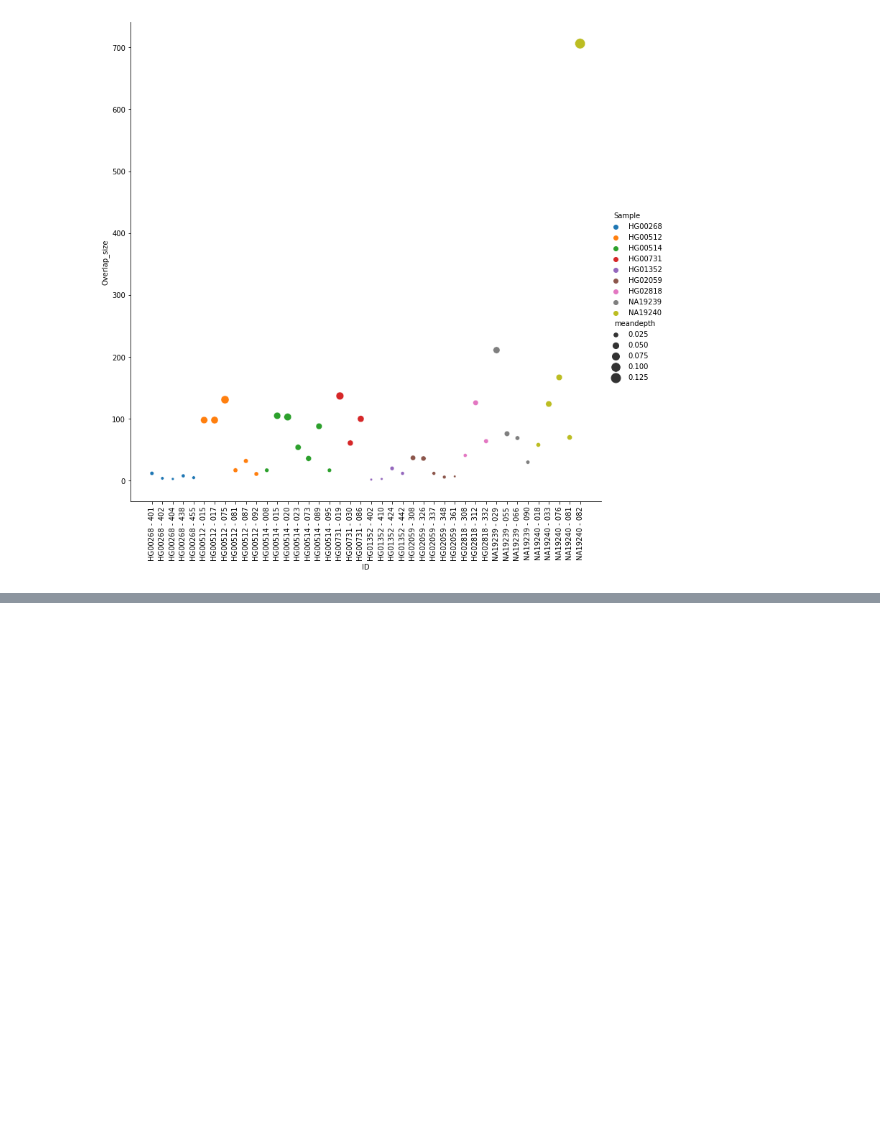
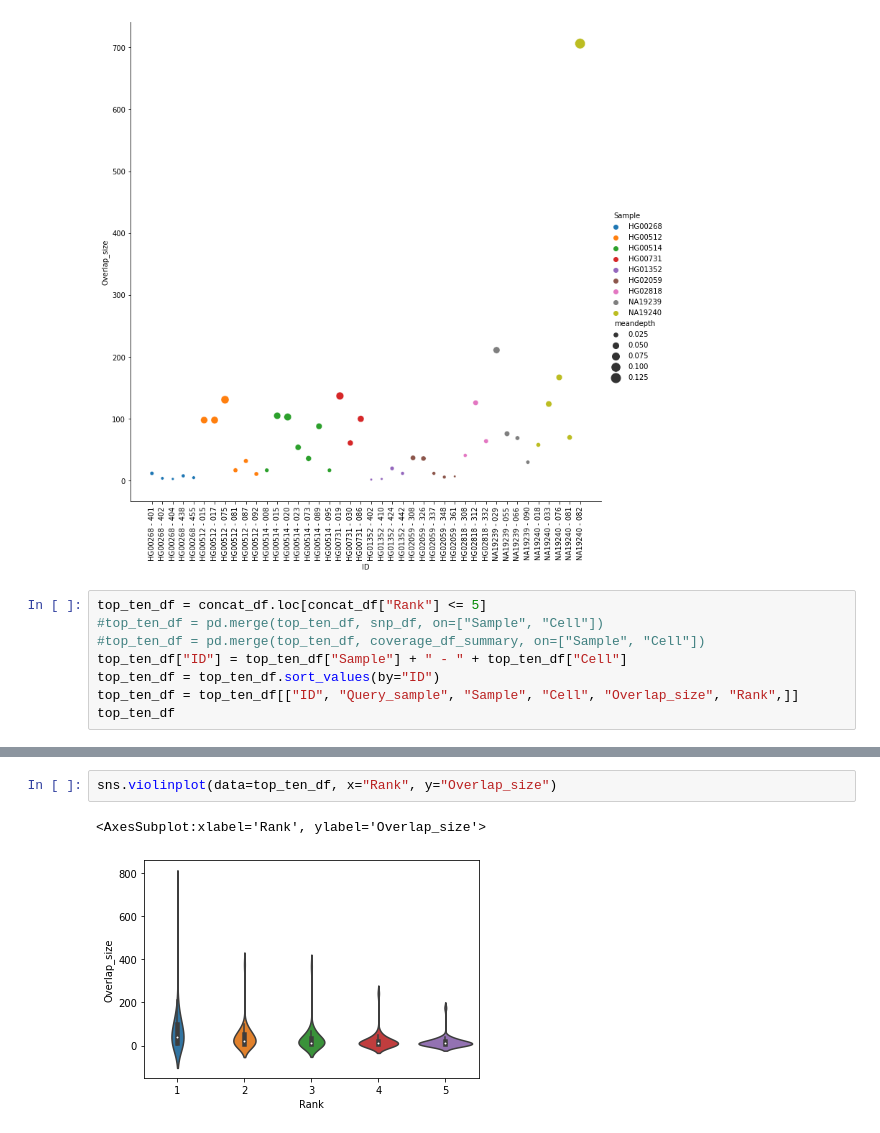
Before and after one commit to weber8thomas/pooled-strandseq-demultiplexing, a Jupyter notebook: notebooks/final_analysis.ipynb, the cells around one changed output, grey strips where cells are left out. Drawn from its saved outputs; the diff is of its cells as text; blank space fills up the shorter version.

```diff
--- a/notebooks/final_analysis.ipynb
+++ b/notebooks/final_analysis.ipynb
@@ -210,3 +193,11 @@ for ax in sns.relplot(data=equal_df, x="ID", y="Overlap_size", hue="Sample", siz
     ax.set_xticklabels(ax.get_xticklabels(), rotation=90)
 # %% [output]
 [figure]
+# %%
+top_ten_df = concat_df.loc[concat_df["Rank"] <= 5]
+#top_ten_df = pd.merge(top_ten_df, snp_df, on=["Sample", "Cell"])
+#top_ten_df = pd.merge(top_ten_df, coverage_df_summary, on=["Sample", "Cell"])
+top_ten_df["ID"] = top_ten_df["Sample"] + " - " + top_ten_df["Cell"]
+top_ten_df = top_ten_df.sort_values(by="ID")
+top_ten_df = top_ten_df[["ID", "Query_sample", "Sample", "Cell", "Overlap_size", "Rank",]]
+top_ten_df
@@ -212,0 +223,5 @@ for ax in sns.relplot(data=equal_df, x="ID", y="Overlap_size", hue="Sample", siz
+# %%
+sns.violinplot(data=top_ten_df, x="Rank", y="Overlap_size")
+# %% [output]
+<AxesSubplot:xlabel='Rank', ylabel='Overlap_size'>
+[figure, added]
```
Also changed, not shown: parts of 4 cells of this notebook, 8 other files.
